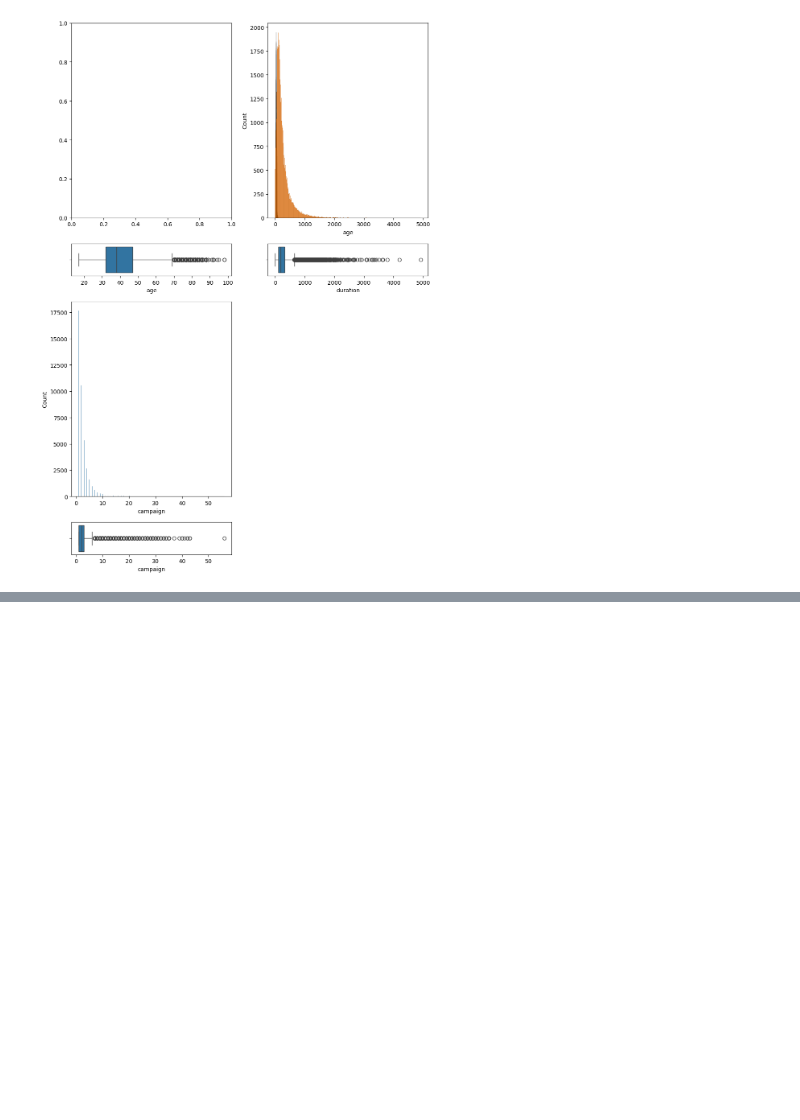
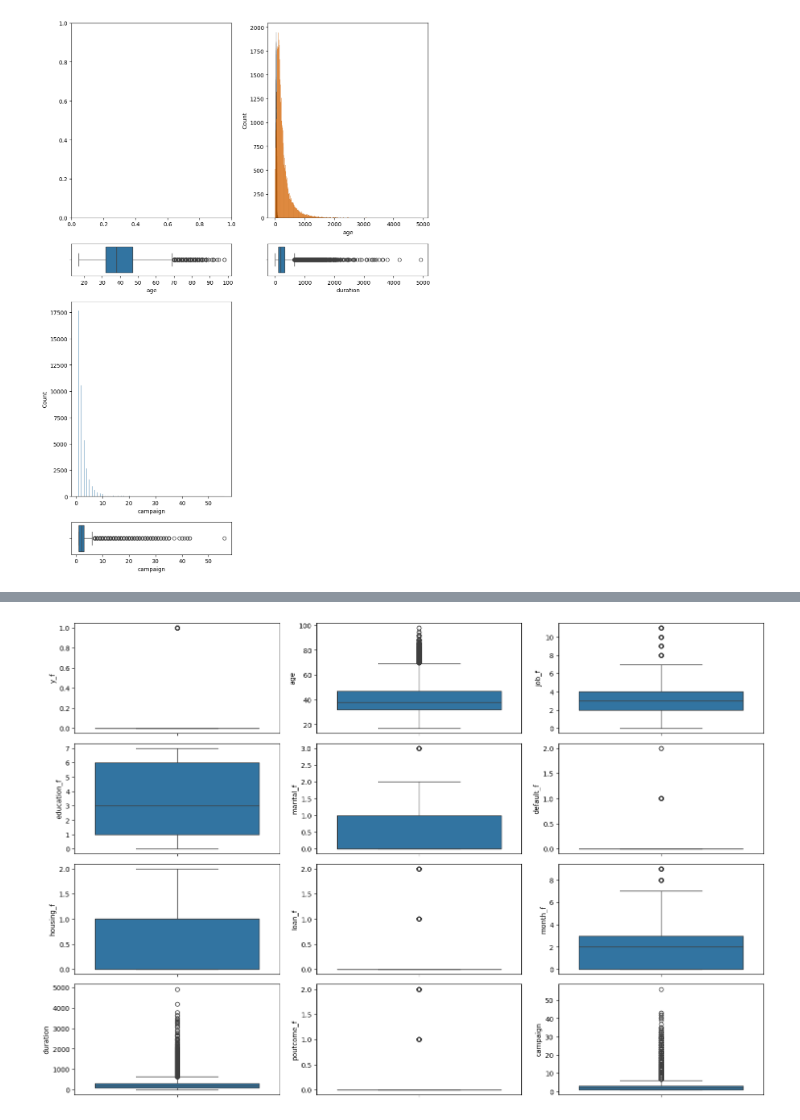
Before and after one commit to amalia1501/Ejercicio-y-Tutorial-de-Regresion-Logistica, a Jupyter notebook: src/explore.ipynb, the cells around one changed output, grey strips where cells are left out. Drawn from its saved outputs; the diff is of its cells as text; code cells hidden in the pictures; blank space fills up the shorter version.

```diff
--- a/src/explore.ipynb
+++ b/src/explore.ipynb
@@ -209,0 +237,21 @@ plt.show()
+# %%
+# Revision de Datos Atipicos
+fig, axis = plt.subplots(4, 3, figsize = (15, 10))
+
+sns.boxplot(ax = axis[0, 0], data = data, y = "y_f")
+sns.boxplot(ax = axis[0, 1], data = data, y = "age")
+sns.boxplot(ax = axis[0, 2], data = data, y = "job_f")
+sns.boxplot(ax = axis[1, 0], data = data, y = "education_f")
+sns.boxplot(ax = axis[1, 1], data = data, y = "marital_f")
+sns.boxplot(ax = axis[1, 2], data = data, y = "default_f")
+sns.boxplot(ax = axis[2, 0], data = data, y = "housing_f")
+sns.boxplot(ax = axis[2, 1], data = data, y = "loan_f")
+sns.boxplot(ax = axis[2, 2], data = data, y = "month_f")
+sns.boxplot(ax = axis[3, 0], data = data, y = "duration")
+sns.boxplot(ax = axis[3, 1], data = data, y = "poutcome_f")
+sns.boxplot(ax = axis[3, 2], data = data, y = "campaign")
+
+plt.tight_layout()
+plt.show()
+# %% [output]
+[figure, added]
```
Also changed, not shown: parts of 8 cells of this notebook.
